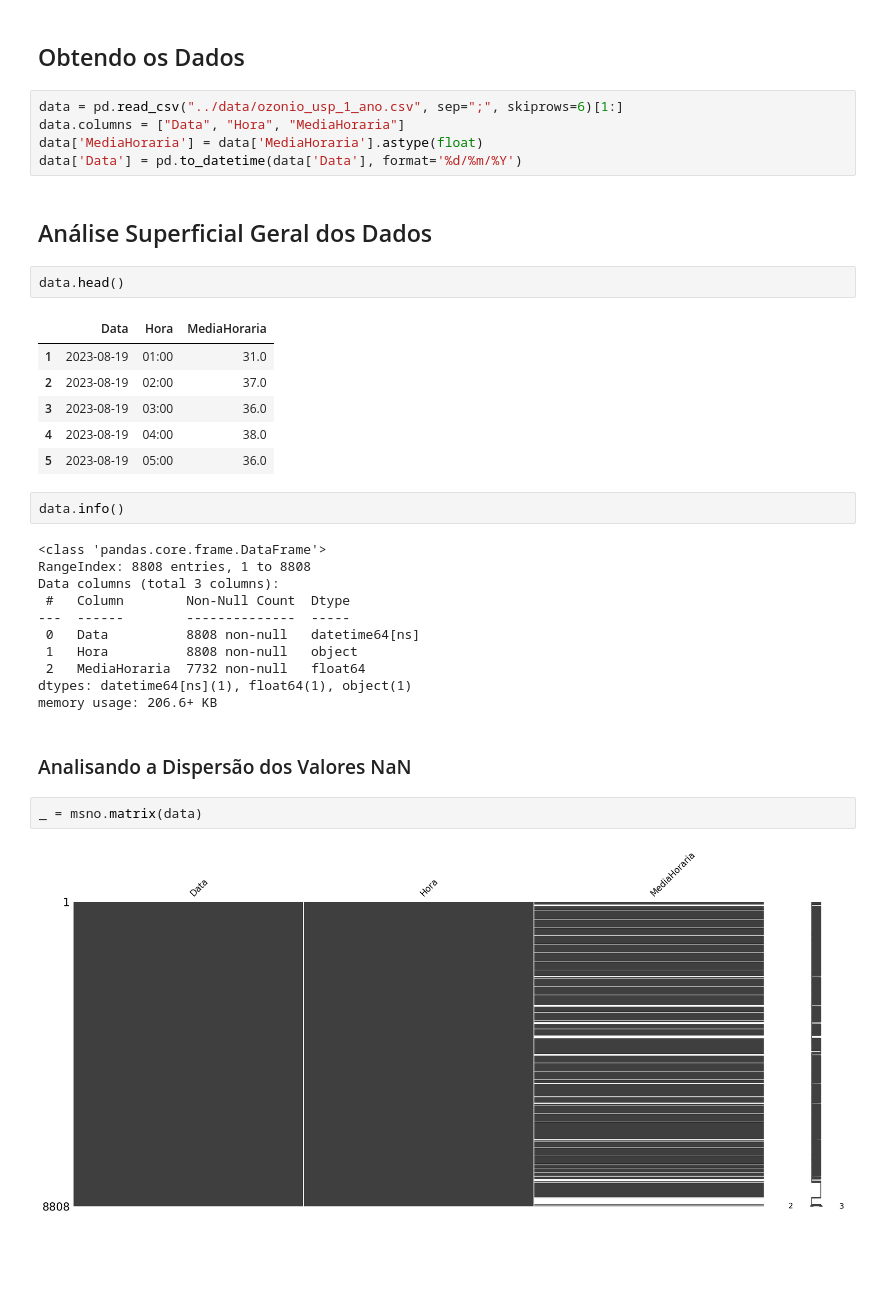
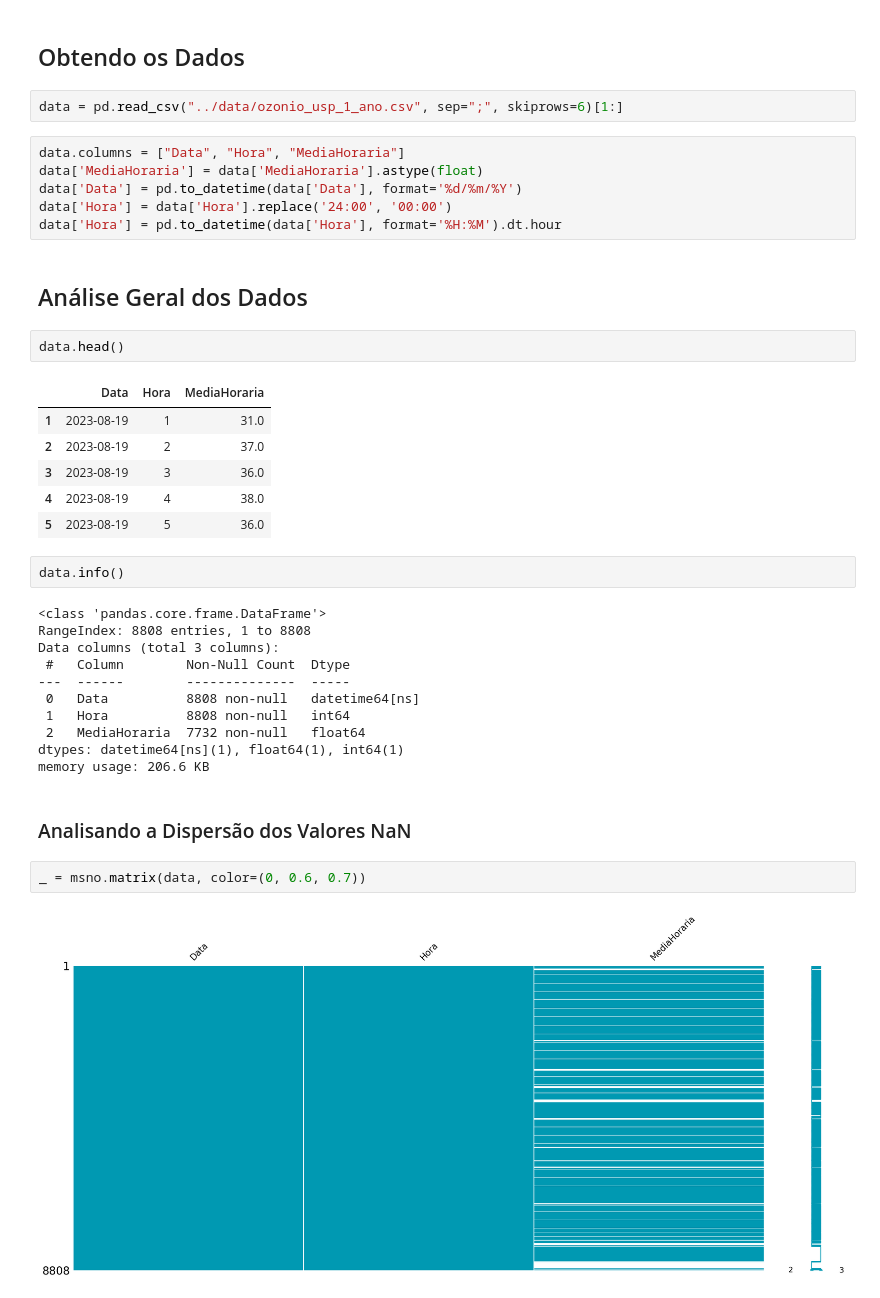
Before and after one commit to ecosustain/air-pollution, a Jupyter notebook: exploratory_analysis/exploratory_analysis_o3.ipynb, the cells around one changed output. Cells and saved outputs as stored; diff of their text form; blank space fills up the shorter version.

Commit message:
Adds new plots to the exploratory analysis of O3.

```diff
--- a/exploratory_analysis/exploratory_analysis_o3.ipynb
+++ b/exploratory_analysis/exploratory_analysis_o3.ipynb
@@ -11,22 +13,25 @@ import matplotlib.pyplot as plt
 import seaborn as sns
 # %% [markdown]
 ## Obtendo os Dados
+# %%
+data = pd.read_csv("../data/ozonio_usp_1_ano.csv", sep=";", skiprows=6)[1:]
 # %%
-data = pd.read_csv("../data/ozonio_usp_1_ano.csv", sep=";", skiprows=6)[1:]
 data.columns = ["Data", "Hora", "MediaHoraria"]
 data['MediaHoraria'] = data['MediaHoraria'].astype(float)
 data['Data'] = pd.to_datetime(data['Data'], format='%d/%m/%Y')
+data['Hora'] = data['Hora'].replace('24:00', '00:00')
+data['Hora'] = pd.to_datetime(data['Hora'], format='%H:%M').dt.hour
 # %% [markdown]
-## Análise Superficial Geral dos Dados
+## Análise Geral dos Dados
 # %%
 data.head()
 # %% [output]
 |  | Data | Hora | MediaHoraria |
-| 1 | 2023-08-19 | 01:00 | 31.0 |
-| 2 | 2023-08-19 | 02:00 | 37.0 |
-| 3 | 2023-08-19 | 03:00 | 36.0 |
-| 4 | 2023-08-19 | 04:00 | 38.0 |
-| 5 | 2023-08-19 | 05:00 | 36.0 |
+| 1 | 2023-08-19 | 1 | 31.0 |
+| 2 | 2023-08-19 | 2 | 37.0 |
+| 3 | 2023-08-19 | 3 | 36.0 |
+| 4 | 2023-08-19 | 4 | 38.0 |
+| 5 | 2023-08-19 | 5 | 36.0 |
 # %%
 data.info()
 # %% [output]
@@ -36,14 +41,14 @@ Data columns (total 3 columns):
  #   Column        Non-Null Count  Dtype
 ---  ------        --------------  -----
  0   Data          8808 non-null   datetime64[ns]
- 1   Hora          8808 non-null   object
+ 1   Hora          8808 non-null   int64
  2   MediaHoraria  7732 non-null   float64
-dtypes: datetime64[ns](1), float64(1), object(1)
-memory usage: 206.6+ KB
+dtypes: datetime64[ns](1), float64(1), int64(1)
+memory usage: 206.6 KB
 # %% [markdown]
 ### Analisando a Dispersão dos Valores NaN
 # %%
-_ = msno.matrix(data)
+_ = msno.matrix(data, color=(0, 0.6, 0.7))
 # %% [output]
-[figure, old version]
+[figure, new version]
 # %% [markdown]
```
Also changed, not shown: parts of 24 cells of this notebook.
